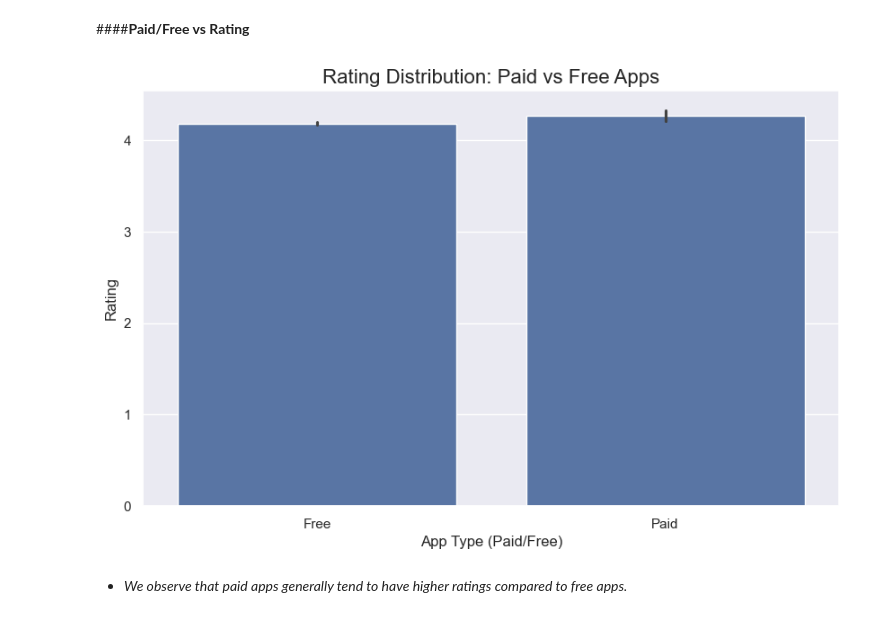
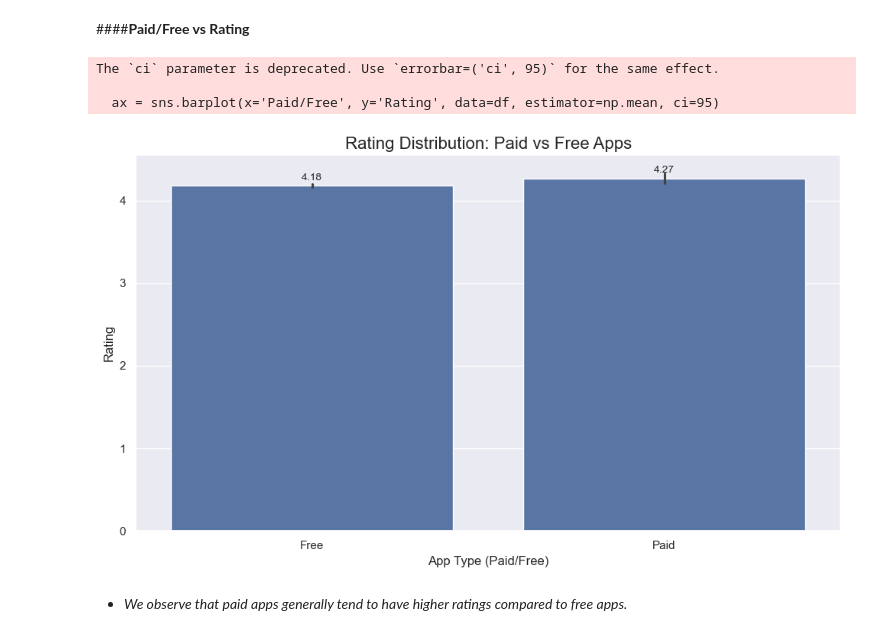
Before and after one commit to nikilok/python-ml, a Jupyter notebook: Session_Notebook_Google_Play_Store_Case_Study.ipynb, the cells around one changed output. Drawn from its saved outputs; the diff is of its cells as text; code cells hidden in the pictures.

```diff
--- a/Session_Notebook_Google_Play_Store_Case_Study.ipynb
+++ b/Session_Notebook_Google_Play_Store_Case_Study.ipynb
@@ -299,0 +361,13 @@ sns.countplot(data=df, x='Ad Supported');
+# %%
+plt.figure(figsize=(12,8))
+ax = sns.countplot(data=df, x='Ad Supported')
+# Add labels above each bar
+for p in ax.patches:
+    height = p.get_height()
+    ax.annotate(f"{height:,}",
+                (p.get_x() + p.get_width() / 2, height),
+                ha='center', va='bottom', fontsize=10,
+                xytext=(0, 3), textcoords='offset points')
+plt.xlabel('Ad Supported')
+plt.ylabel('Count')
+plt.tight_layout();
@@ -308,0 +380,13 @@ sns.countplot(data=df, x='In App Purchases');
+# %%
+plt.figure(figsize=(12,8))
+ax = sns.countplot(data=df, x='In App Purchases')
+# Add labels above each bar
+for p in ax.patches:
+    height = p.get_height()
+    ax.annotate(f"{height:,}",
+                (p.get_x() + p.get_width() / 2, height),
+                ha='center', va='bottom', fontsize=10,
+                xytext=(0, 3), textcoords='offset points')
+plt.xlabel('In App Purchases')
+plt.ylabel('Count')
+plt.tight_layout();
@@ -315,13 +401,24 @@ sns.countplot(data=df, x='In App Purchases');
 ####**Paid/Free vs Rating**
 # %%
 plt.figure(figsize=(10, 6))
-sns.barplot(x='Paid/Free', y='Rating', data=df)
+ax = sns.barplot(x='Paid/Free', y='Rating', data=df, estimator=np.mean, ci=95)
 plt.title('Rating Distribution: Paid vs Free Apps', fontsize=16)
 plt.xlabel('App Type (Paid/Free)', fontsize=12)
 plt.ylabel('Rating', fontsize=12)
+# Add labels for mean rating on each bar
+for p in ax.patches:
+    height = p.get_height()
+    ax.annotate(f"{height:.2f}",
+                (p.get_x() + p.get_width() / 2, height),
+                ha='center', va='bottom', fontsize=10,
+                xytext=(0, 3), textcoords='offset points')
+plt.tight_layout()
 plt.show()
 # %% [output]
+The `ci` parameter is deprecated. Use `errorbar=('ci', 95)` for the same effect.
+
+  ax = sns.barplot(x='Paid/Free', y='Rating', data=df, estimator=np.mean, ci=95)
-[figure, old version]
+[figure, new version]
 # %% [markdown]
 - *We observe that paid apps generally tend to have higher ratings compared to free apps.*
 # %% [markdown]
```
Also changed, not shown: parts of 25 cells of this notebook.
